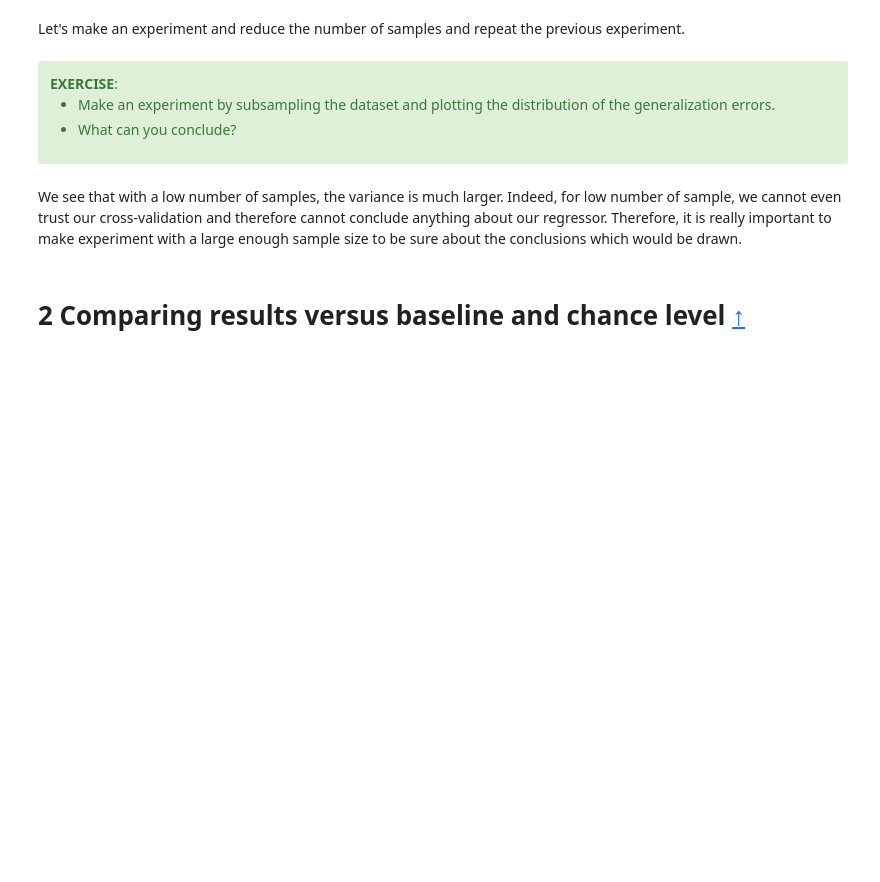
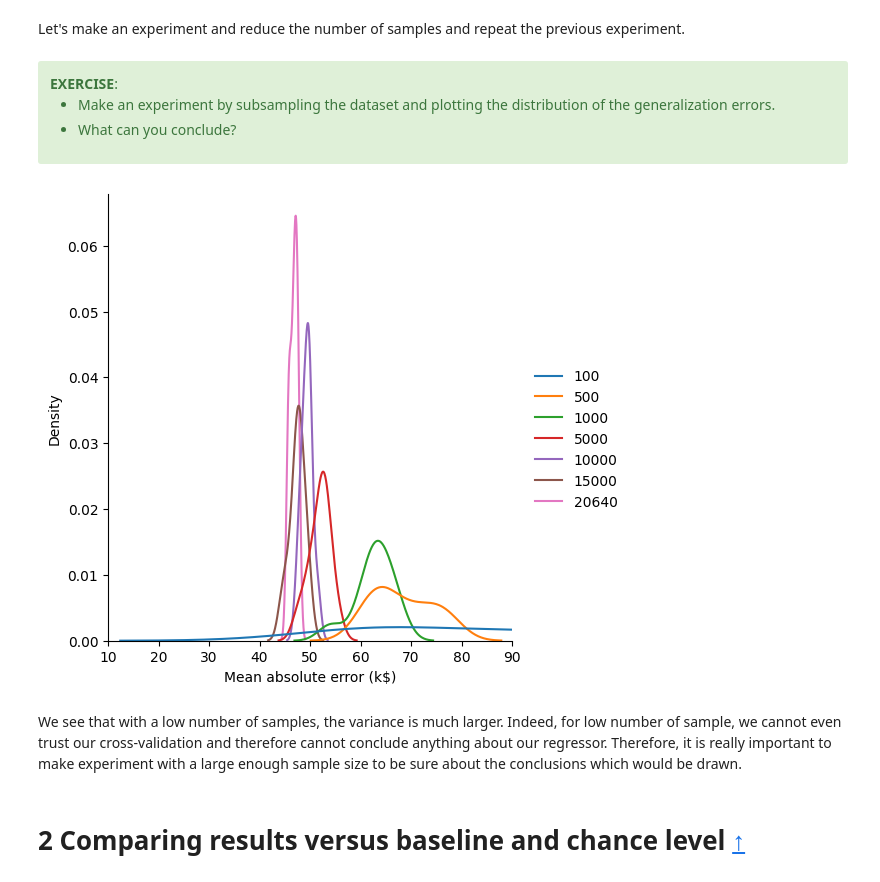
Before and after one commit to x-datascience-datacamp/datacamp-master, a Jupyter notebook: 03_generalization_and_cv/01-cross_validation_and_metrics.ipynb, the cells around one changed output. Saved outputs shown, nothing was run; the diff lists cells and outputs as text; code cells hidden in the pictures; blank space fills up the shorter version.

```diff
--- a/03_generalization_and_cv/01-cross_validation_and_metrics.ipynb
+++ b/03_generalization_and_cv/01-cross_validation_and_metrics.ipynb
@@ -201,3 +295,24 @@ sample_sizes = [100, 500, 1000, 5000, 10000, 15000, y.size]
+# %%
+# %load solutions/solution_4.py
+sample_sizes = [100, 500, 1000, 5000, 10000, 15000, y.size]
+
+scores_sample_sizes = {}
+rng = np.random.RandomState(0)
+for n_samples in sample_sizes:
+    sample_idx = rng.choice(
+        np.arange(y.size), size=n_samples, replace=False
+    )
+    X_sampled, y_sampled = X.iloc[sample_idx], y[sample_idx]
+    size, score = make_cv_analysis(regressor, X_sampled, y_sampled)
+    scores_sample_sizes[size] = score
+
+scores_sample_sizes = pd.DataFrame(scores_sample_sizes)
+
+sns.displot(scores_sample_sizes, kind="kde")
+plt.xlim([10, 90])
+_ = plt.xlabel("Mean absolute error (k$)")
+# %% [output]
+[figure, added]
 # %% [markdown]
 We see that with a low number of samples, the variance is much larger. Indeed, for low number of sample, we cannot even trust our cross-validation and therefore cannot conclude anything about our regressor. Therefore, it is really important to make experiment with a large enough sample size to be sure about the conclusions which would be drawn.
 # %% [markdown]
```
Also changed, not shown: parts of 27 cells of this notebook, 12 other files.
